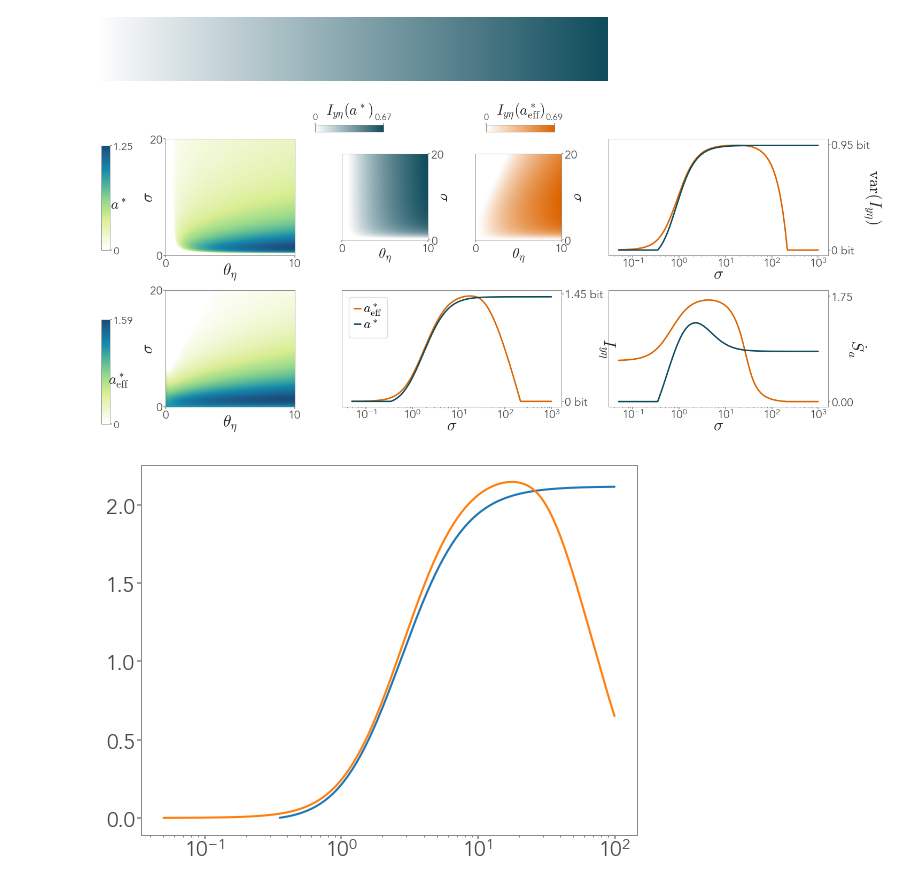
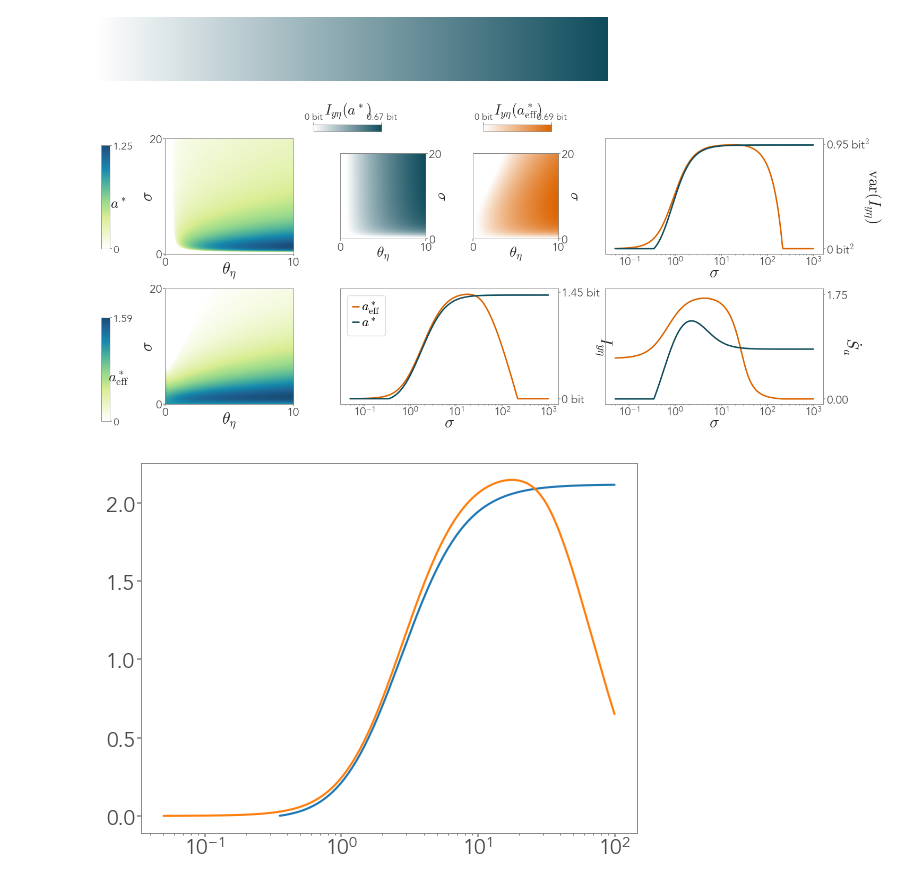
Before and after one commit to giorgionicoletti/InfoTrasduction, a Jupyter notebook: notebooks/Figure2.ipynb, the cells around one changed output. Drawn from its saved outputs; the diff is of its cells as text; code cells hidden in the pictures.

```diff
--- a/notebooks/Figure2.ipynb
+++ b/notebooks/Figure2.ipynb
@@ -132,7 +132,7 @@ axs["p3"].plot(sigma_Iyeta_ayeta[sigma_Iyeta_ayeta > 5e-2], varIyeta_ayeta[sigma
                label = r'$a^*$', color = c2, lw = 2)
 
 axs["p3"].set_ylabel(r'${\rm var}(I_{y \eta})$', fontsize = 22, labelpad = 18, rotation = -90)
-axs["p3"].set_yticks([0, 0.95], labels = ["0 bit", "0.95 bit"])
+axs["p3"].set_yticks([0, 0.95], labels = ["0 bit$^2$", "0.95 bit$^2$"])
 axs["p3"].set_ylim(axs["p3"].get_ylim()[0], 1)
 
 axs["i1"].pcolormesh(theta_eta_cont_yeta, sigma_cont_yeta, Iyeta_cont_yeta.T,
@@ -141,7 +141,7 @@ axs["i1"].pcolormesh(theta_eta_cont_yeta, sigma_cont_yeta, Iyeta_cont_yeta.T,
 cbar_ax1 = fig.add_axes([0.3, 0.9, 0.08, 0.02])
 cb = fig.colorbar(axs["i1"].collections[0], cax = cbar_ax1, orientation = 'horizontal', )
 cb.set_ticks([0, np.max(Iyeta_cont_yeta)])
-cb.set_ticklabels([0, np.round(np.max(Iyeta_cont_yeta), 2)])
+cb.set_ticklabels(["0 bit", str(np.round(np.max(Iyeta_cont_yeta), 2)) + " bit"])
 cb.ax.tick_params(labelsize = 12)
 cb.set_label(r'$I_{y \eta}(a^*)$', fontsize = 20, labelpad = -40)
 cbar_ax1.xaxis.set_ticks_position("top")
@@ -153,7 +153,8 @@ axs["i2"].pcolormesh(theta_eta_cont_axy, sigma_cont_axy, Iyeta_cont_axy.T,
 cbar_ax2 = fig.add_axes([0.5, 0.9, 0.08, 0.02])
 cb = fig.colorbar(axs["i2"].collections[0], cax = cbar_ax2, orientation = 'horizontal', )
 cb.set_ticks([0, Iyeta_cont_axy.max()])
-cb.set_ticklabels([0, round(Iyeta_cont_axy.max(), 2)])
+cb.set_ticklabels(["0 bit", str(np.round(np.max(Iyeta_cont_axy), 2)) + " bit"])
+
 cb.ax.tick_params(labelsize = 12)
 cb.set_label(r'$I_{y \eta}(a^*_{\rm eff})$', fontsize = 20, labelpad = -40)
 cbar_ax2.xaxis.set_ticks_position("top")
@@ -174,34 +175,34 @@ cb = fig.colorbar(axs["c1"].collections[0], cax = cbar_ax3, orientation = 'verti
 cb.set_ticks([0, astar_cont.max()])
 cb.set_ticklabels([0, round(astar_cont.max(), 2)])
 cb.ax.tick_params(labelsize = 14)
 cb.set_label(r'$a^*$', fontsize = 20, labelpad = -20, rotation = 0)
 
 axs["c2"].pcolormesh(theta_eta_cont_aeff, sigma_cont_aeff, aeff_cont.T,
                      cmap = cmap_PD, vmin = 0, rasterized=True, shading = 'gouraud')
 cbar_ax4 = fig.add_axes([0.05, 0.06, 0.01, 0.3])
 cb = fig.colorbar(axs["c2"].collections[0], cax = cbar_ax4, orientation = 'vertical')
 cb.set_ticks([0, aeff_cont.max()])
 cb.set_ticklabels([0, round(aeff_cont.max(), 2)])
 cb.ax.tick_params(labelsize = 14)
 cb.set_label(r'$a^*_{\rm eff}$', fontsize = 20, labelpad = -20, rotation = 0)
 
 
 for aa in [axs["c1"], axs["c2"]]:
     aa.set_xticks([0.05, 10])
     aa.set_yticks([0.05, 20])
     aa.set_xticklabels([0, 10])
     aa.set_yticklabels([0, 20])
     aa.set_xlabel(r'$\theta_\eta$', fontsize = 22, labelpad = -10)
     aa.set_ylabel(r'$\sigma$', fontsize = 22, labelpad = -10)
 
 axs["i1"].set_aspect(0.5)
 axs["i2"].set_aspect(0.5)
 
 plt.savefig("../figures/figure2_draft.svg", bbox_inches = "tight")
 
 plt.show()
 # %% [output]
-[figure, old version]
+[figure, new version]
 # %%
 plt.plot(sigma_Iyeta_ayeta, Iyeta_ayeta**2/varIyeta_ayeta)
 plt.plot(sigma_Iyeta_axy[sigma_Iyeta_axy > 5e-2], Iyeta_axy[sigma_Iyeta_axy > 5e-2]**2/varIyeta_axy[sigma_Iyeta_axy > 5e-2])
```
Also changed, not shown: 12 other files.
